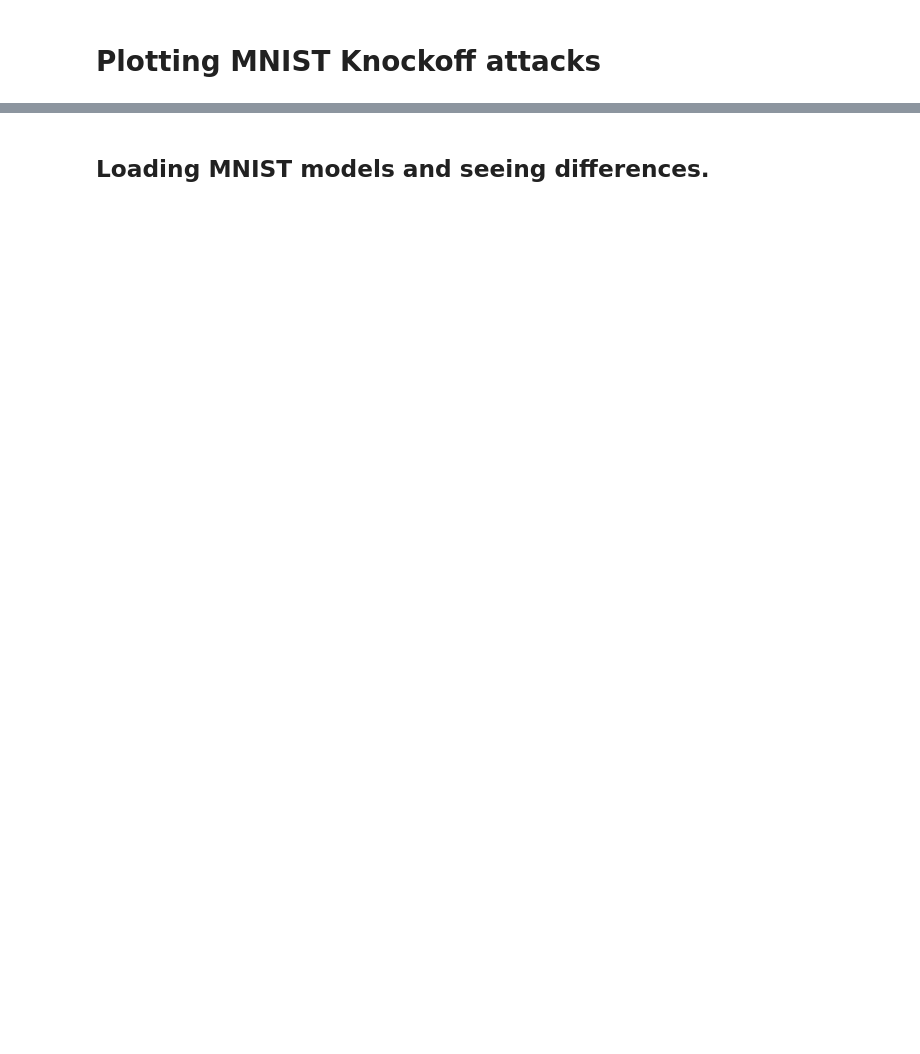
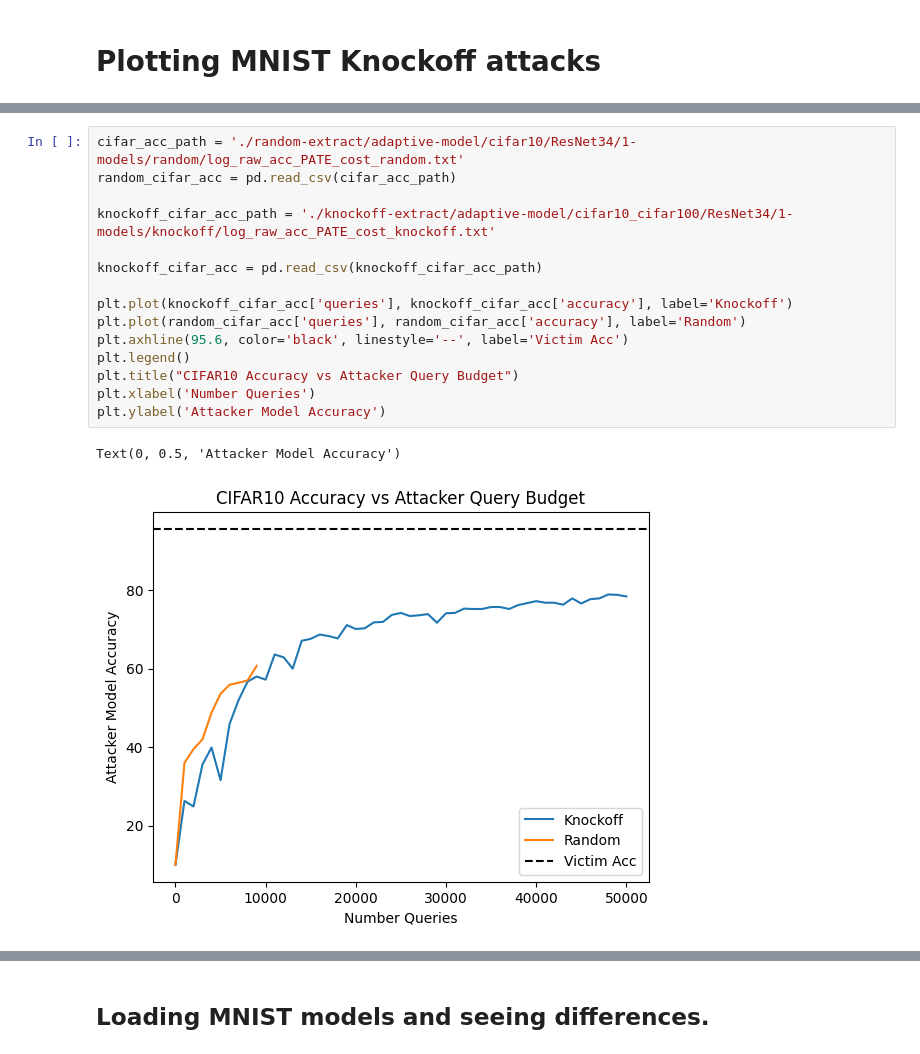
Before and after one commit to scwyllie/CSC413-Project, a Jupyter notebook: plotting_mstealing.ipynb, the cells around one changed output, grey strips where cells are left out. Cells and saved outputs as stored; diff of their text form; blank space fills up the shorter version.

```diff
--- a/plotting_mstealing.ipynb
+++ b/plotting_mstealing.ipynb
@@ -30,0 +52,18 @@ Text(0, 0.5, 'Stolen Model Accuracy')
+# %%
+cifar_acc_path = './random-extract/adaptive-model/cifar10/ResNet34/1-models/random/log_raw_acc_PATE_cost_random.txt'
+random_cifar_acc = pd.read_csv(cifar_acc_path)
+
+knockoff_cifar_acc_path = './knockoff-extract/adaptive-model/cifar10_cifar100/ResNet34/1-models/knockoff/log_raw_acc_PATE_cost_knockoff.txt'
+
+knockoff_cifar_acc = pd.read_csv(knockoff_cifar_acc_path)
+
+plt.plot(knockoff_cifar_acc['queries'], knockoff_cifar_acc['accuracy'], label='Knockoff')
+plt.plot(random_cifar_acc['queries'], random_cifar_acc['accuracy'], label='Random')
+plt.axhline(95.6, color='black', linestyle='--', label='Victim Acc')
+plt.legend()
+plt.title("CIFAR10 Accuracy vs Attacker Query Budget")
+plt.xlabel('Number Queries')
+plt.ylabel('Attacker Model Accuracy')
+# %% [output]
+Text(0, 0.5, 'Attacker Model Accuracy')
+[figure, added]
```
Also changed, not shown: parts of 15 cells of this notebook, 4 other files.
